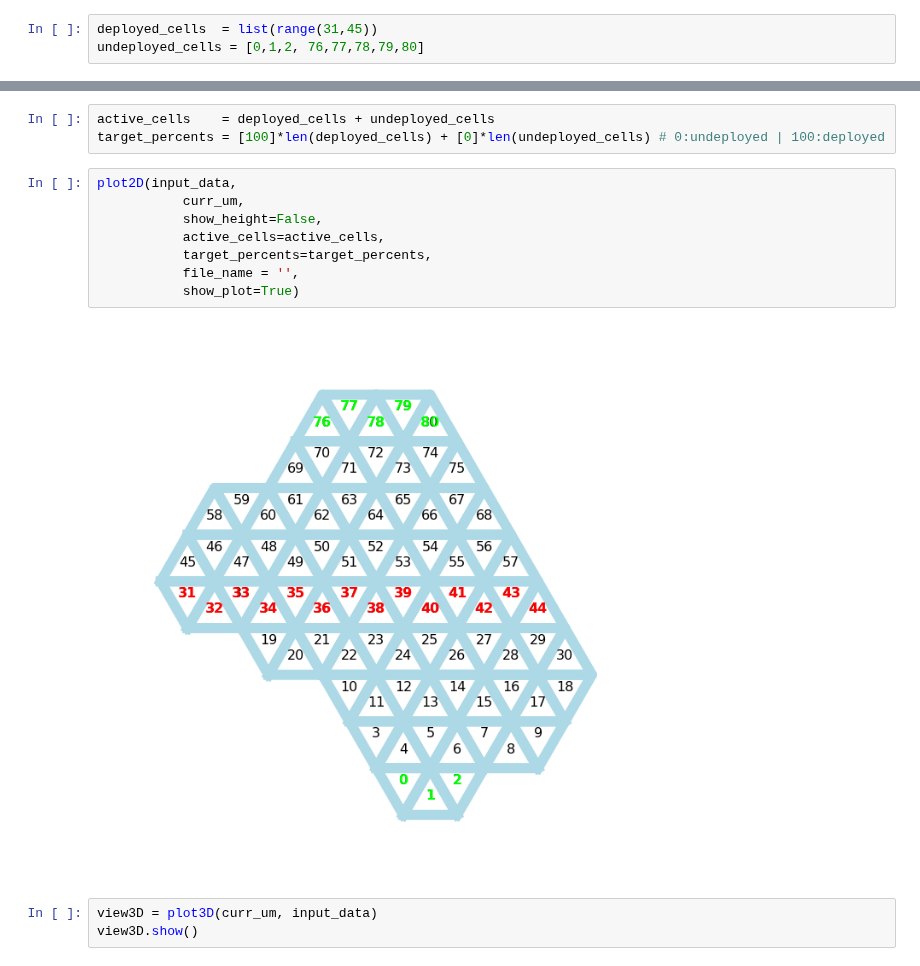
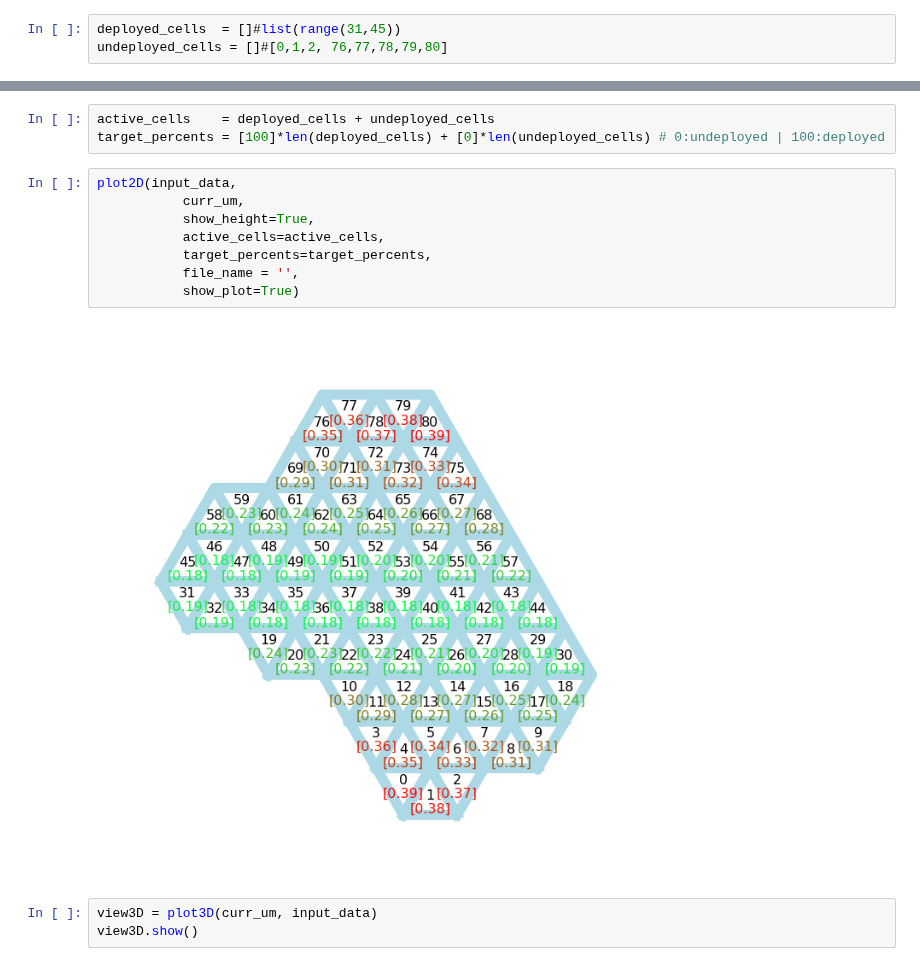
Before and after one commit to udaykusupati/ActuationUmbrellaMeshes, a Jupyter notebook: python/actuation_experiments/external_trials_obj.ipynb, the cells around one changed output, grey strips where cells are left out. Cells and saved outputs as stored; diff of their text form.

```diff
--- a/python/actuation_experiments/external_trials_obj.ipynb
+++ b/python/actuation_experiments/external_trials_obj.ipynb
@@ -66,8 +66,8 @@ init_heights = curr_um.umbrellaHeights
 # %% [markdown]
 ### **Deployed** and **Undeployed**
 # %%
-deployed_cells  = list(range(31,45))
-undeployed_cells = [0,1,2, 76,77,78,79,80]
+deployed_cells  = []#list(range(31,45))
+undeployed_cells = []#[0,1,2, 76,77,78,79,80]
 # %% [markdown]
 ---
 # %%
@@ -76,13 +76,13 @@ target_percents = [100]*len(deployed_cells) + [0]*len(undeployed_cells) # 0:unde
 # %%
 plot2D(input_data,
            curr_um,
-           show_height=False,
+           show_height=True,
            active_cells=active_cells,
            target_percents=target_percents,
            file_name = '',
            show_plot=True)
 # %% [output]
-[figure, old version]
+[figure, new version]
 # %%
 view3D = plot3D(curr_um, input_data)
 view3D.show()
```
Also changed, not shown: parts of 2 cells of this notebook, 5 other files.
